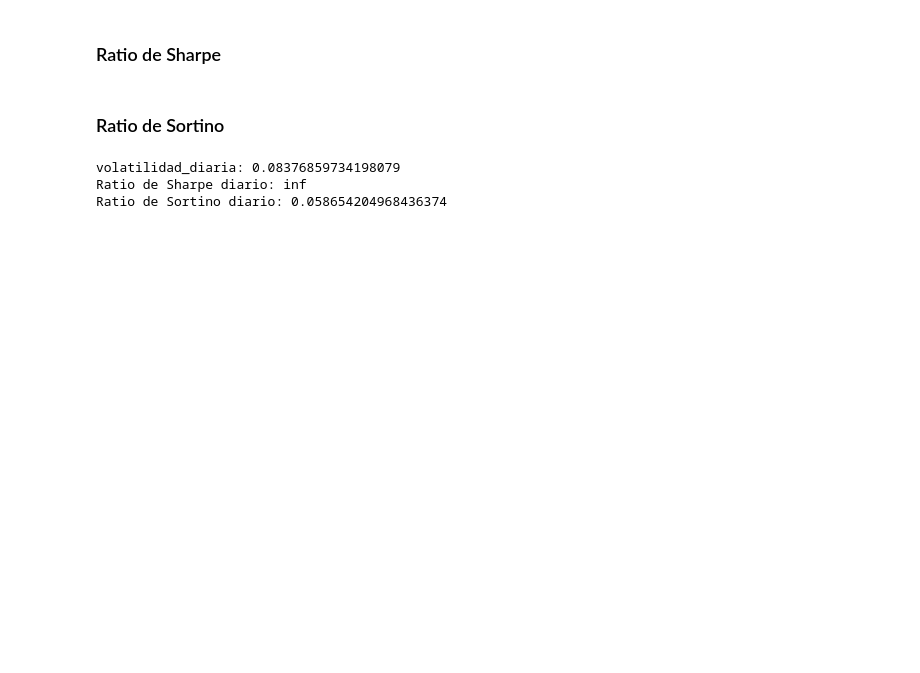
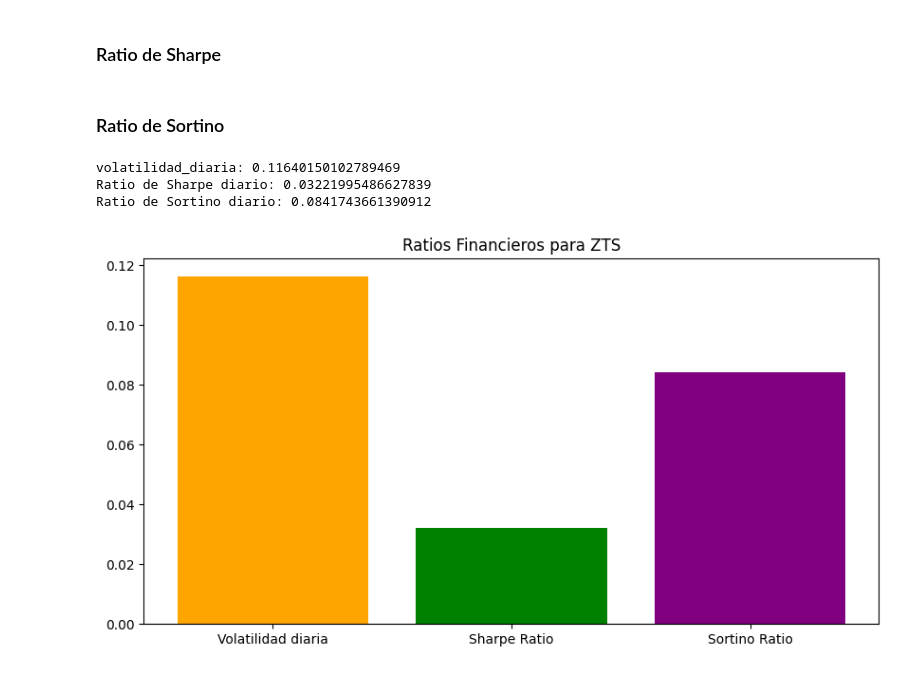
Before and after one commit to jaldonza/ProyectoPFB, a Jupyter notebook: Volatilidad_rendimientos.ipynb, the cells around one changed output. Drawn from its saved outputs; the diff is of its cells as text; code cells hidden in the pictures; blank space fills up the shorter version.

```diff
--- a/Volatilidad_rendimientos.ipynb
+++ b/Volatilidad_rendimientos.ipynb
@@ -20,7 +21,7 @@ df
 | 2756958 | 2024-10-30 00:00:00-04:00 | 179.919998 | 183.809998 | 179.800003 | 182.740005 | 1957738.0 | 0.0 | 0.0 | ZTS | Zoetis | ... |
 2756959 rows × 13 columns
 # %%
-Symbol = "MMM"
+Symbol = "ZTS"
 fecha_inicio = '2020-01-01'
 fecha_fin ='2021-01-01'
 
@@ -50,11 +51,11 @@ Volatilidad mensual promedio: 0.08376859734198083
 # %% [markdown]
 ### Ratio de Sharpe ###
 # %%
-def sharpe_ratio(retorno_promedio, tasa_libre_riesgo = 0):
+def sharpe_ratio(retorno, tasa_libre_riesgo = 0):
     #Calcular el retorno promedio y la desviación estándar de los retornos
-    excess_returns = retorno_promedio - tasa_libre_riesgo
+    excess_returns = retorno - tasa_libre_riesgo
     retorno_promedio = np.mean(excess_returns)
-    desviacion_std_retornos = np.std(retorno_promedio)
+    desviacion_std_retornos = np.std(retorno)
 
     # Calcular el ratio de Sharpe
     sharpe = retorno_promedio / desviacion_std_retornos
@@ -82,6 +83,15 @@ sortino = sortino_ratio(df_empresa_periodo['rendimiento'], rendimiento_min_acept
 print(f"Ratio de Sharpe diario: {sharpe}")
 print(f"Ratio de Sortino diario: {sortino}")
 # %% [output]
-volatilidad_diaria: 0.08376859734198079
-Ratio de Sharpe diario: inf
-Ratio de Sortino diario: 0.058654204968436374
+volatilidad_diaria: 0.11640150102789469
+Ratio de Sharpe diario: 0.03221995486627839
+Ratio de Sortino diario: 0.0841743661390912
+# %%
+# Graficar la volatilidad y los ratios
+plt.figure(figsize=(10, 5))
+plt.bar(['Volatilidad diaria', 'Sharpe Ratio', 'Sortino Ratio'],
+        [volatilidad_diaria, sharpe, sortino], color=['orange', 'green', 'purple'])
+plt.title(f'Ratios Financieros para {Symbol}')
+plt.show()
+# %% [output]
+[figure, added]
```
Also changed, not shown: parts of 5 cells of this notebook.
